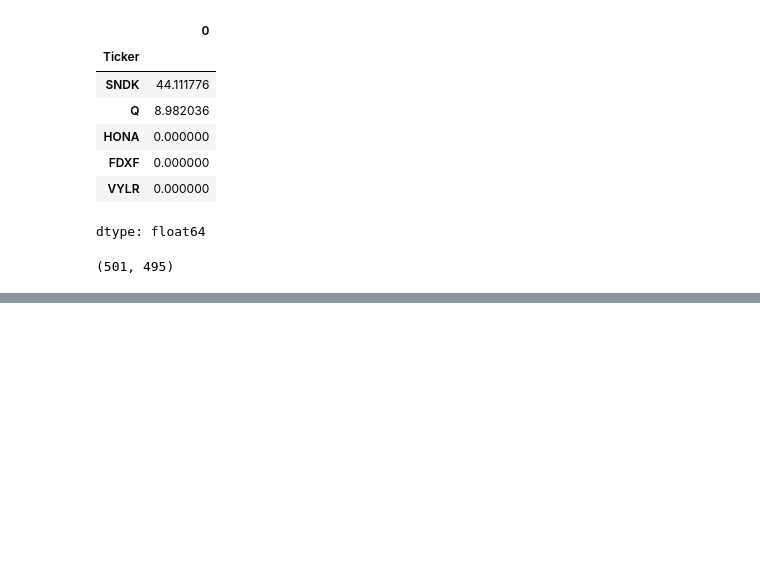
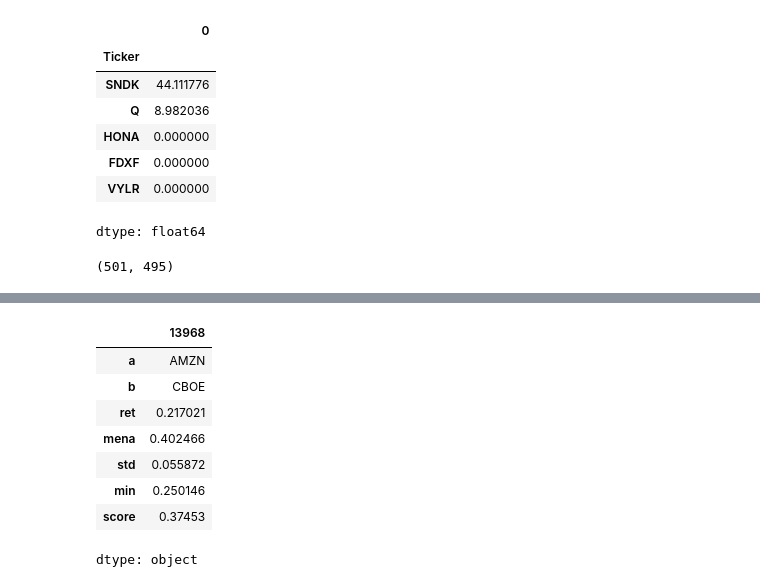
Before and after one commit to bynak06-cell/Finance-and-Technology, a Jupyter notebook: Tema_2_Carteras_Intro/src/SP_500_Diversification_Challenge_—_Find_the_Best_Diversifying_Pair.ipynb, the cells around one changed output, grey strips where cells are left out. Cells and saved outputs as stored; diff of their text form; code cells hidden in the pictures; blank space fills up the shorter version.

```diff
--- a/Tema_2_Carteras_Intro/src/SP_500_Diversification_Challenge_—_Find_the_Best_Diversifying_Pair.ipynb
+++ b/Tema_2_Carteras_Intro/src/SP_500_Diversification_Challenge_—_Find_the_Best_Diversifying_Pair.ipynb
@@ -75,0 +81,26 @@ ret = np.log(data).diff().dropna()
+# %%
+vol = ret.rolling(63).std()
+mu = ret.mean() * 252
+
+def gain(a,b):
+  ret_port = 0.5 * ret[a] + 0.5 * ret[b]
+  vol_port = ret_port.rolling(63).std()
+  d_gain = 1 - (vol_port / (0.5* vol[a] + 0.5 * vol[b]))
+  return d_gain.dropna()
+# %%
+filas = []
+
+for a in range(len(ret.columns)):
+    for b in range(a +1,len(ret.columns)):
+      i = ret.columns[a]
+      j = ret.columns[b]
+
+      d_gain = gain(i,j)
+      mean = d_gain.mean()
+      std = d_gain.std()
+      filas.append({
+          "a" : i, "b":j,
+          "ret": 0.5 * mu[a] + 0.5 * mu[b],
+          "mena": mean, "std":std, "min": d_gain.min(),
+          "score":mean - 0.5 * std
+      })
@@ -75,0 +129,14 @@ ret = np.log(data).diff().dropna()
+# %%
+A = df.loc[df["score"].idxmax()]
+# %%
+A
+# %% [output]
+|  | 13968 |
+| a | AMZN |
+| b | CBOE |
+| ret | 0.217021 |
+| mena | 0.402466 |
+| std | 0.055872 |
+| min | 0.250146 |
+| score | 0.37453 |
+dtype: object
```
Also changed, not shown: parts of 11 cells of this notebook.
